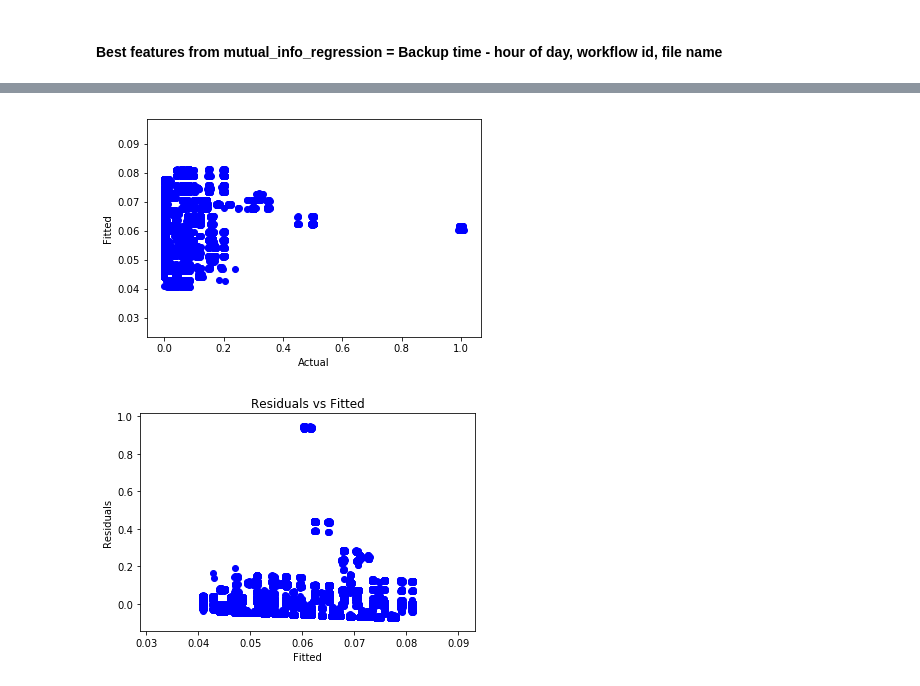
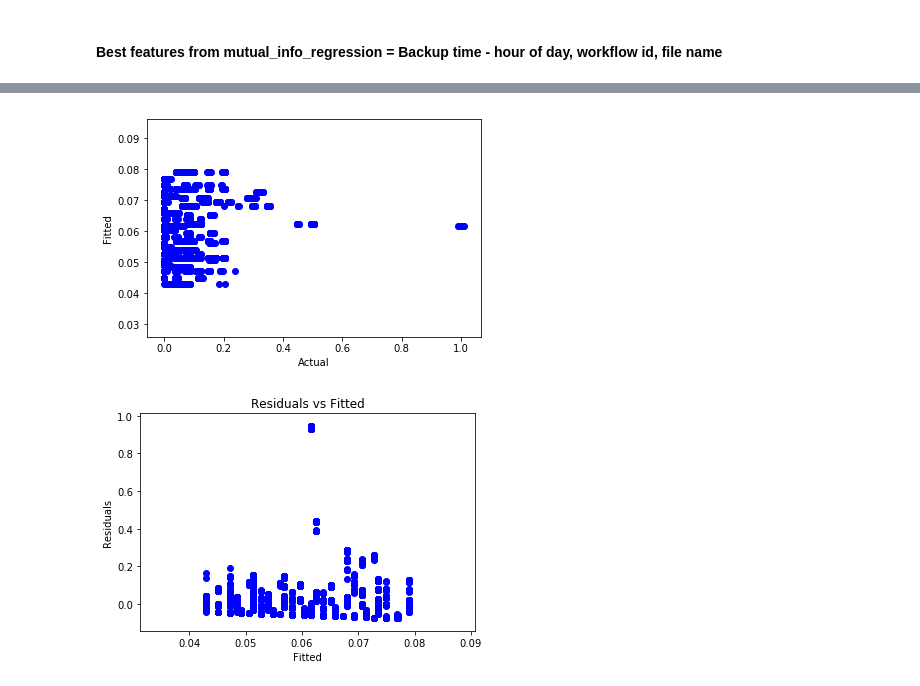
Before and after one commit to TSatyaVasanthReddy/RegressionAnalysis, a Jupyter notebook: LinearReg.ipynb, the cells around one changed output, grey strips where cells are left out. Drawn from its saved outputs; the diff is of its cells as text; code cells hidden in the pictures.

```diff
--- a/LinearReg.ipynb
+++ b/LinearReg.ipynb
@@ -275,0 +260,3 @@ plt.show()
+# %%
+regressor = LinearRegression()
+tr_l,ts_l,bestModel_mi = perform_10fold(X_mi,y,regressor)
@@ -276,13 +281,13 @@ plt.show()
 # %%
-predicted = cross_val_predict(regressor,X_mi, y, cv=10)
+predicted = bestModel_mi.predict(X_mi)
 fig, ax = plt.subplots()
 ax.scatter(y, predicted,color='blue')
 #ax.plot([y_new.min(), y_new.max()], [y_new.min(), y_new.max()], 'k--', lw=4)
 ax.set_xlabel('Actual')
 ax.set_ylabel('Fitted')
 plt.show()
 # %% [output]
-[figure, old version]
+[figure, new version]
 # %%
 plt.title('Residuals vs Fitted')
 plt.xlabel('Fitted')
@@ -291,4 +296,4 @@ plt.scatter(predicted, y - predicted, color='blue', lw=1, label='residual')
 #plt.plot([y_new.min(), y_new.max()], [0,0], 'k--', lw=4)
 plt.show()
 # %% [output]
-[figure, old version]
+[figure, new version]
```
Also changed, not shown: parts of 17 cells of this notebook.
